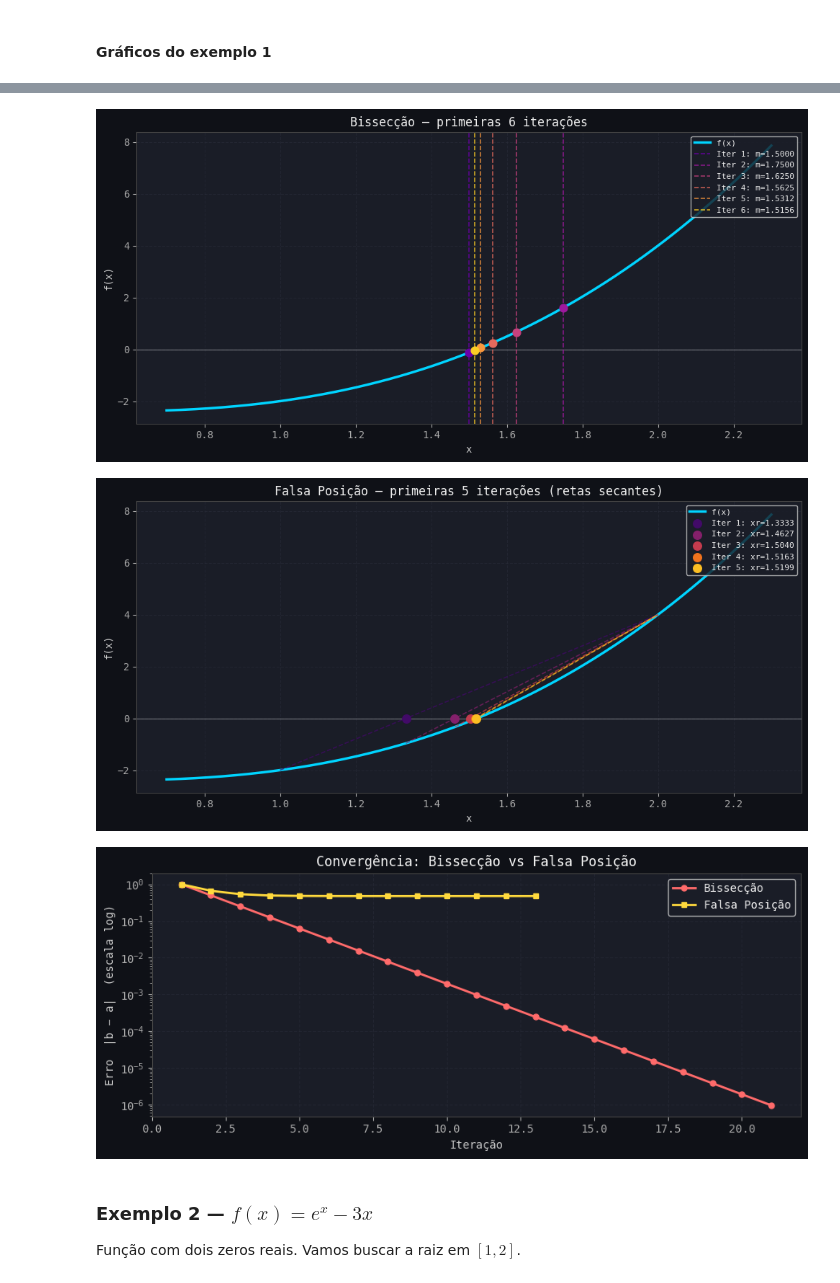
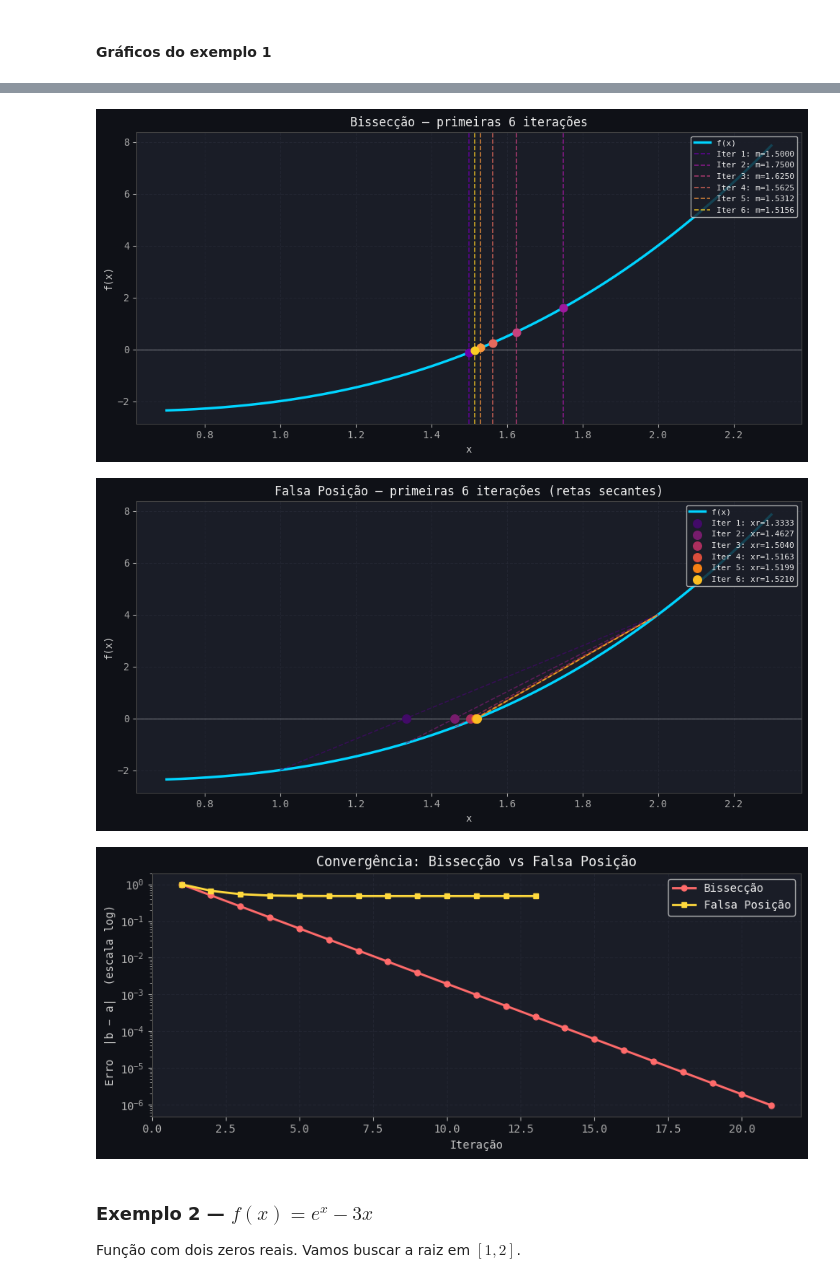
Before and after one commit to larissagondim/calculo_numerico_seminario, a Jupyter notebook: notebook/laura_numerico.ipynb, the cells around one changed output, grey strips where cells are left out. Saved outputs shown, nothing was run; the diff lists cells and outputs as text; code cells hidden in the pictures.

```diff
--- a/notebooks/laura_local.ipynb
+++ b/notebook/laura_numerico.ipynb
@@ -337,13 +337,13 @@ Raiz encontrada: x ≈ 1.52137964  |  f(x) ≈ -4.21e-07  |  Iterações: 13
 # %%
 plotar_funcao_e_raiz(f1, a1, b1, raiz_b1, raiz_fp1,
                      titulo="f(x) = x³ - x - 2", nome_funcao="f(x) = x³ - x - 2")
 plotar_iteracoes_bisseccao(f1, hist_b1, a1, b1, n_mostrar=6)
-plotar_iteracoes_falsa_posicao(f1, hist_fp1, a1, b1, n_mostrar=5)
+plotar_iteracoes_falsa_posicao(f1, hist_fp1, a1, b1, n_mostrar=6)
 plotar_convergencia(hist_b1, hist_fp1)
 # %% [output]
 [figure]
 [figure]
-[figure, old version]
+[figure, new version]
 [figure]
 # %% [markdown]
 ### Exemplo 2 — $f(x) = e^x - 3x$
```
Also changed, not shown: parts of 15 cells of this notebook.
